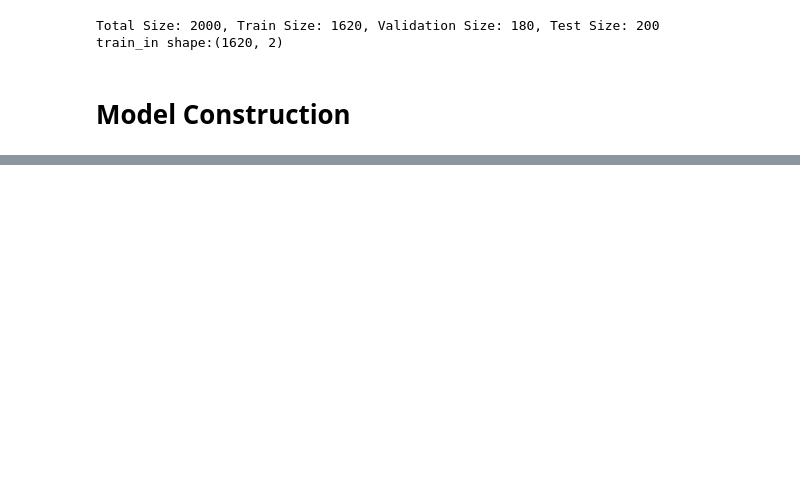
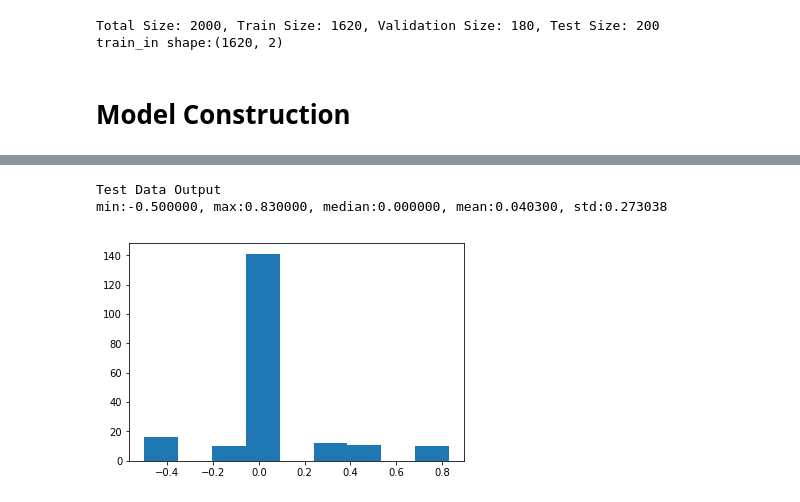
Before and after one commit to rickyzhang82/Function-Approximation-by-ML, a Jupyter notebook: Approximation-with-few-sample.ipynb, the cells around one changed output, grey strips where cells are left out. Cells and saved outputs as stored; diff of their text form; code cells hidden in the pictures; blank space fills up the shorter version.

```diff
--- a/Approximation-with-few-sample.ipynb
+++ b/Approximation-with-few-sample.ipynb
@@ -237,0 +271,6 @@ Accuracy in test data loss `0.0069`
+# %%
+explore_vector(test_out, message='Test Data Output')
+# %% [output]
+Test Data Output
+min:-0.500000, max:0.830000, median:0.000000, mean:0.040300, std:0.273038
+[figure, added]
```
Also changed, not shown: parts of 14 cells of this notebook.
